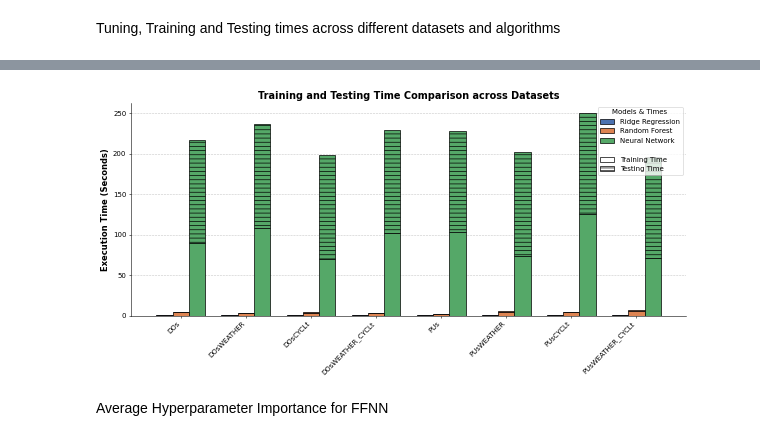
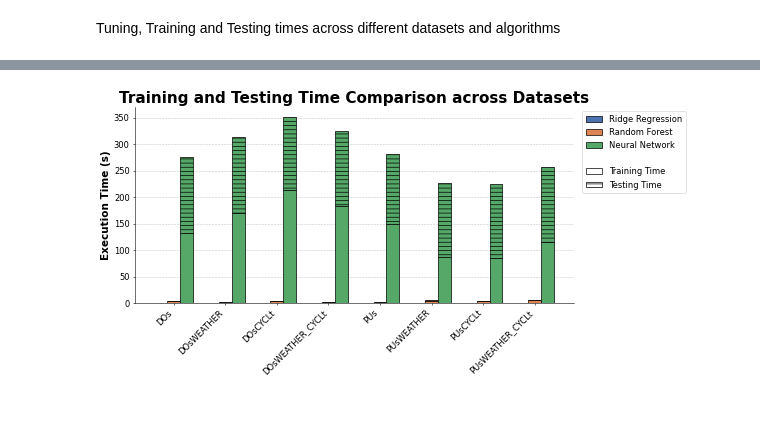
Before and after one commit to floivanhin/Bachelor-Thesis, a Jupyter notebook: GeneralEvaluation.ipynb, the cells around one changed output, grey strips where cells are left out. Cells and saved outputs as stored; diff of their text form; code cells hidden in the pictures; blank space fills up the shorter version.

```diff
--- a/GeneralEvaluation.ipynb
+++ b/GeneralEvaluation.ipynb
@@ -138,61 +307,83 @@ def load_data(filepath):
     return df["Dataset"].to_list(), df["Training_Time_sec"].to_list(), df["Testing_Time_sec"].to_list()
 # %%
-# Load data using your exact file paths
+import numpy as np
+import matplotlib.pyplot as plt
+from matplotlib.patches import Patch
+
+# ---------------------------------------------------------
+# 1. Data Ingestion & Preparation
+# ---------------------------------------------------------
+# Load execution times using the exact file paths
 labels, train_ridge, test_ridge = load_data("C:/Users/hinri/Desktop/Bachelorarbeit/Model Training/Ridge Regression/RidgeRegressionResults.csv")
 labels, train_rf, test_rf = load_data("C:/Users/hinri/Desktop/Bachelorarbeit/Model Training/Random Forrest/RandomForrestResults.csv")
-labels, train_nn, test_nn = load_data("C:/Users/hinri/Desktop/Bachelorarbeit/Model Training/Neural Network/NeuralNetworkResults.csv")
+labels, train_nn, test_nn = load_data("C:/Users/hinri/Desktop/Bachelorarbeit/Model Training/Neural Network_new/NeuralNetworkResults.csv")
 
-# Convert lists to numpy arrays to allow mathematical addition for the 'bottom' parameter
+# Convert lists to numpy arrays to allow mathematical addition for the 'bottom' parameter in stacked bars
+# (AI generated)
 train_ridge, test_ridge = np.array(train_ridge), np.array(test_ridge)
 train_rf, test_rf = np.array(train_rf), np.array(test_rf)
 train_nn, test_nn = np.array(train_nn), np.array(test_nn)
 
+# ---------------------------------------------------------
+# 2. Plot Setup & Configuration (AI generated)
+# ---------------------------------------------------------
+# Create an array of indices for the x-axis to represent the datasets
 x = np.arange(len(labels))
-
 fig, ax = plt.subplots(figsize=(12, 6))
 
-# Define model colors
-c_ridge = '#4C72B0'  # Blue
-c_rf = '#DD8452'     # Orange
-c_nn = '#55A868'     # Green
+# Define a distinct color palette for the models
+c_ridge = "#4C72B0"  # Blue
+c_rf = "#DD8452"     # Orange
+c_nn = "#55A868"     # Green
 
-# Plot Ridge Regression (Left)
+# ---------------------------------------------------------
+# 3. Grouped Stacked Bar Chart Generation (AI generated)
+# ---------------------------------------------------------
+# Plot Ridge Regression (Left) - Base is training time, hatch is testing time
 ax.bar(x - 0.25, train_ridge, 0.25, color=c_ridge, edgecolor="black")
-ax.bar(x - 0.25, test_ridge, 0.25, bottom=train_ridge, color=c_ridge, edgecolor="black", hatch="--")
+ax.bar(x - 0.25, test_ridge,  0.25, bottom=train_ridge, color=c_ridge, edgecolor="black", hatch="--")
 
 # Plot Random Forest (Center)
 ax.bar(x, train_rf, 0.25, color=c_rf, edgecolor="black")
-ax.bar(x, test_rf, 0.25, bottom=train_rf, color=c_rf, edgecolor="black", hatch="--")
+ax.bar(x, test_rf,  0.25, bottom=train_rf, color=c_rf, edgecolor="black", hatch="--")
 
 # Plot Neural Network (Right)
 ax.bar(x + 0.25, train_nn, 0.25, color=c_nn, edgecolor="black")
-ax.bar(x + 0.25, test_nn, 0.25, bottom=train_nn, color=c_nn, edgecolor="black", hatch="--")
+ax.bar(x + 0.25, test_nn,  0.25, bottom=train_nn, color=c_nn, edgecolor="black", hatch="--")
 
-# Formatting
-ax.set_ylabel("Execution Time (Seconds)", fontsize=12, fontweight="bold")
-ax.set_title("Training and Testing Time Comparison across Datasets", fontsize=14, fontweight="bold")
+# ---------------------------------------------------------
+# 4. Text Formatting & Axes Labels
+# ---------------------------------------------------------
+ax.set_title("Training and Testing Time Comparison across Datasets", fontsize=22, fontweight="bold")
+ax.set_ylabel("Execution Time (s)", fontsize=15, fontweight="bold")
+
+# Apply dataset labels to the x-axis and format ticks
 ax.set_xticks(x)
-ax.set_xticklabels(labels, rotation=45, ha="right", fontsize=10)
+ax.set_xticklabels(labels, rotation=45, ha="right", fontsize=12)
+ax.tick_params(axis="y", labelsize=12)
 
+# Add a dashed horizontal grid behind the bars
 ax.yaxis.grid(True, linestyle="--", alpha=0.7)
 ax.set_axisbelow(True)
 
-# Custom legend to explain colors (Models) and patterns (Train vs Test)
+# ---------------------------------------------------------
+# 5. Custom Legend & Export (AI generated)
+# ---------------------------------------------------------
+# Construct a custom legend to explain colors (Models) and patterns (Train vs Test)
 legend_elements = [
     Patch(facecolor=c_ridge, edgecolor="black", label="Ridge Regression"),
-    Patch(facecolor=c_rf, edgecolor="black", label="Random Forest"),
-    Patch(facecolor=c_nn, edgecolor="black", label="Neural Network"),
-    Patch(facecolor="white", edgecolor="white", label=""),  # Spacer
+    Patch(facecolor=c_rf,    edgecolor="black", label="Random Forest"),
+    Patch(facecolor=c_nn,    edgecolor="black", label="Neural Network"),
+    Patch(facecolor="white", edgecolor="white", label=""),  # Invisible spacer
     Patch(facecolor="white", edgecolor="black", label="Training Time"),
-    Patch(facecolor="white", edgecolor="black", hatch="---", label="Testing Time")
+    Patch(facecolor="white", edgecolor="black", hatch="--", label="Testing Time") # Fixed hatch to match plot
 ]
 
-ax.legend(handles=legend_elements, title="Models & Times", fontsize=10)
+# Position the legend outside the main plot area to prevent overlap
+ax.legend(handles=legend_elements, title="", fontsize=12, bbox_to_anchor=(1.01, 1), loc="upper left")
 
 fig.tight_layout()
-plt.savefig("Train_Test_Times.png", dpi=300)
+# plt.savefig("Train_Test_Times.pdf", dpi=300)
 plt.show()
 # %% [output]
-[figure, old version]
+[figure, new version]
-# %% [markdown]
-Average Hyperparameter Importance for FFNN
```
Also changed, not shown: parts of 7 cells of this notebook.
